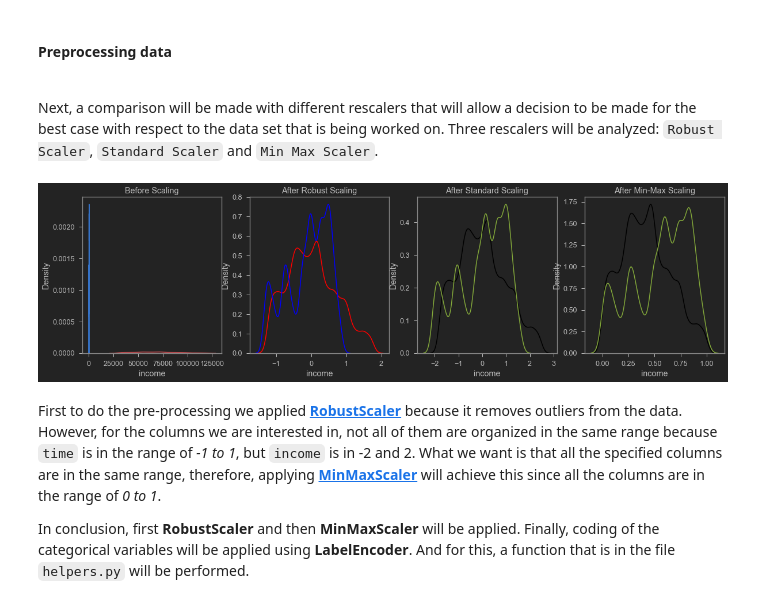
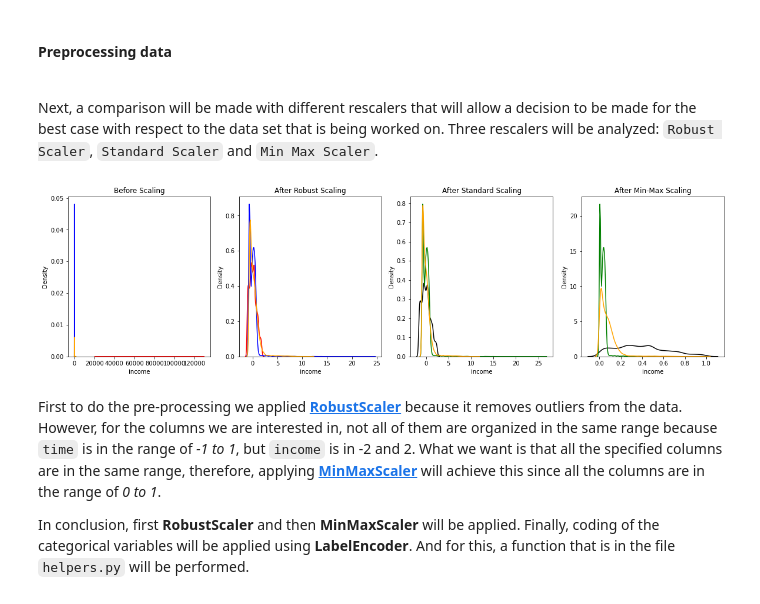
Before and after one commit to cbarros7/ml_engineer_nanodegree, a Jupyter notebook: capstone_project/Starbucks_Capstone_notebook.ipynb, the cells around one changed output. Saved outputs shown, nothing was run; the diff lists cells and outputs as text; code cells hidden in the pictures.

```diff
--- a/capstone_project/Starbucks_Capstone_notebook.ipynb
+++ b/capstone_project/Starbucks_Capstone_notebook.ipynb
@@ -297,0 +327,4 @@ final_dataset.head(5)
+# %%
+final_dataset = pd.read_csv('unified_dataset.csv')
+final_dataset.drop(['Unnamed: 0', 'user_id'], axis= 1, inplace=True)
+final_dataset.head()
@@ -340,5 +420,5 @@ final_dataset.to_csv('final_dataset.csv')
 # %%
-final_dataset = pd.read_csv('final_dataset.csv')
-final_dataset.drop('Unnamed: 0', axis= 1, inplace=True)
-final_dataset.shape
+#final_dataset = pd.read_csv('final_dataset.csv')
+#final_dataset.drop('Unnamed: 0', axis= 1, inplace=True)
+#final_dataset.shape
 # %% [output]
@@ -398,6 +479,6 @@ plt.show()
 # %% [markdown]
 In order to solve the above, we will work as a limit up to the ``third percentile``, that is, up to the age of **67** years.
 # %%
-final_dataset = final_dataset[final_dataset['age'] <= 67]
-print(f'Final number of customers: {final_dataset.shape[0]}')
+#final_dataset = final_dataset[final_dataset['age'] <= 67]
+#print(f'Final number of customers: {final_dataset.shape[0]}')
 # %% [output]
@@ -493,40 +669,44 @@ As can be seen the Hopkins statistic shows that the data set has a high tendency
 Next, a comparison will be made with different rescalers that will allow a decision to be made for the best case with respect to the data set that is being worked on. Three rescalers will be analyzed: ``Robust Scaler``, ``Standard Scaler`` and ``Min Max Scaler``.
 # %%
 # Select colummns
-columns = ['time', 'income']
+columns = ['income', 'avg_spent','total_spent']
 
 scaler = preprocessing.RobustScaler()
-robust_df = scaler.fit_transform(final_dataset[['time', 'income']])
+robust_df = scaler.fit_transform(final_dataset[['income', 'avg_spent','total_spent']])
 robust_df = pd.DataFrame(robust_df, columns = columns)
 
 scaler = preprocessing.StandardScaler()
-standard_df = scaler.fit_transform(final_dataset[['time', 'income']])
+standard_df = scaler.fit_transform(final_dataset[['income', 'avg_spent','total_spent']])
 standard_df = pd.DataFrame(standard_df, columns = columns)
 
 scaler = preprocessing.MinMaxScaler()
-minmax_df = scaler.fit_transform(robust_df[['time', 'income']])
+minmax_df = scaler.fit_transform(robust_df[['income', 'avg_spent','total_spent']])
 minmax_df = pd.DataFrame(minmax_df, columns = columns)
 
 fig, (ax1, ax2, ax3, ax4) = plt.subplots(ncols = 4, figsize =(20, 5))
 ax1.set_title('Before Scaling')
 
 sns.kdeplot(final_dataset['income'], ax = ax1, color ='r')
-sns.kdeplot(final_dataset['time'], ax = ax1, color ='b')
+sns.kdeplot(final_dataset['avg_spent'], ax = ax1, color ='b')
+sns.kdeplot(final_dataset['total_spent'], ax = ax1, color ='orange')
 ax2.set_title('After Robust Scaling')
 
 sns.kdeplot(robust_df['income'], ax = ax2, color ='red')
-sns.kdeplot(robust_df['time'], ax = ax2, color ='blue')
+sns.kdeplot(robust_df['avg_spent'], ax = ax2, color ='blue')
+sns.kdeplot(robust_df['total_spent'], ax = ax2, color ='orange')
 ax3.set_title('After Standard Scaling')
 
 sns.kdeplot(standard_df['income'], ax = ax3, color ='black')
-sns.kdeplot(standard_df['time'], ax = ax3, color ='g')
+sns.kdeplot(standard_df['avg_spent'], ax = ax3, color ='g')
+sns.kdeplot(standard_df['total_spent'], ax = ax3, color ='orange')
 ax4.set_title('After Min-Max Scaling')
 
 sns.kdeplot(minmax_df['income'], ax = ax4, color ='black')
-sns.kdeplot(minmax_df['time'], ax = ax4, color ='g')
+sns.kdeplot(minmax_df['avg_spent'], ax = ax4, color ='g')
+sns.kdeplot(minmax_df['total_spent'], ax = ax4, color ='orange')
 plt.show()
 # %% [output]
-[figure, old version]
+[figure, new version]
 # %% [markdown]
 First to do the pre-processing we applied [**RobustScaler**](https://scikit-learn.org/stable/modules/generated/sklearn.preprocessing.RobustScaler.html#sklearn.preprocessing.RobustScaler) because it removes outliers from the data. However, for the columns we are interested in, not all of them are organized in the same range because  ``time`` is in the range of *-1 to 1*, but ``income`` is in -2 and 2. What we want is that all the specified columns are in the same range, therefore, applying [**MinMaxScaler**](https://scikit-learn.org/stable/modules/generated/sklearn.preprocessing.MinMaxScaler.html#sklearn.preprocessing.MinMaxScaler) will achieve this since all the columns are in the range of *0 to 1*.
 
```
Also changed, not shown: parts of 68 cells of this notebook.
